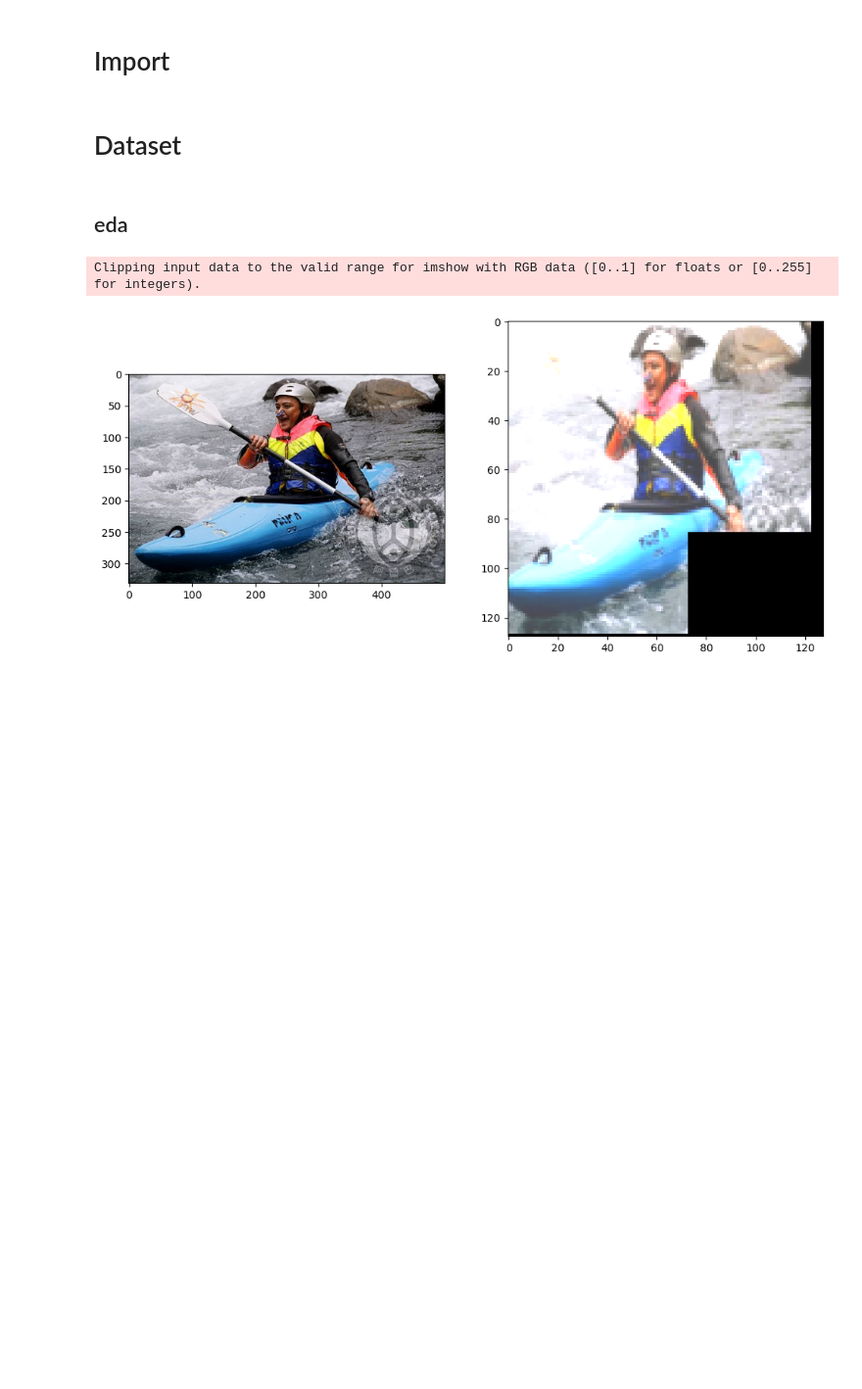
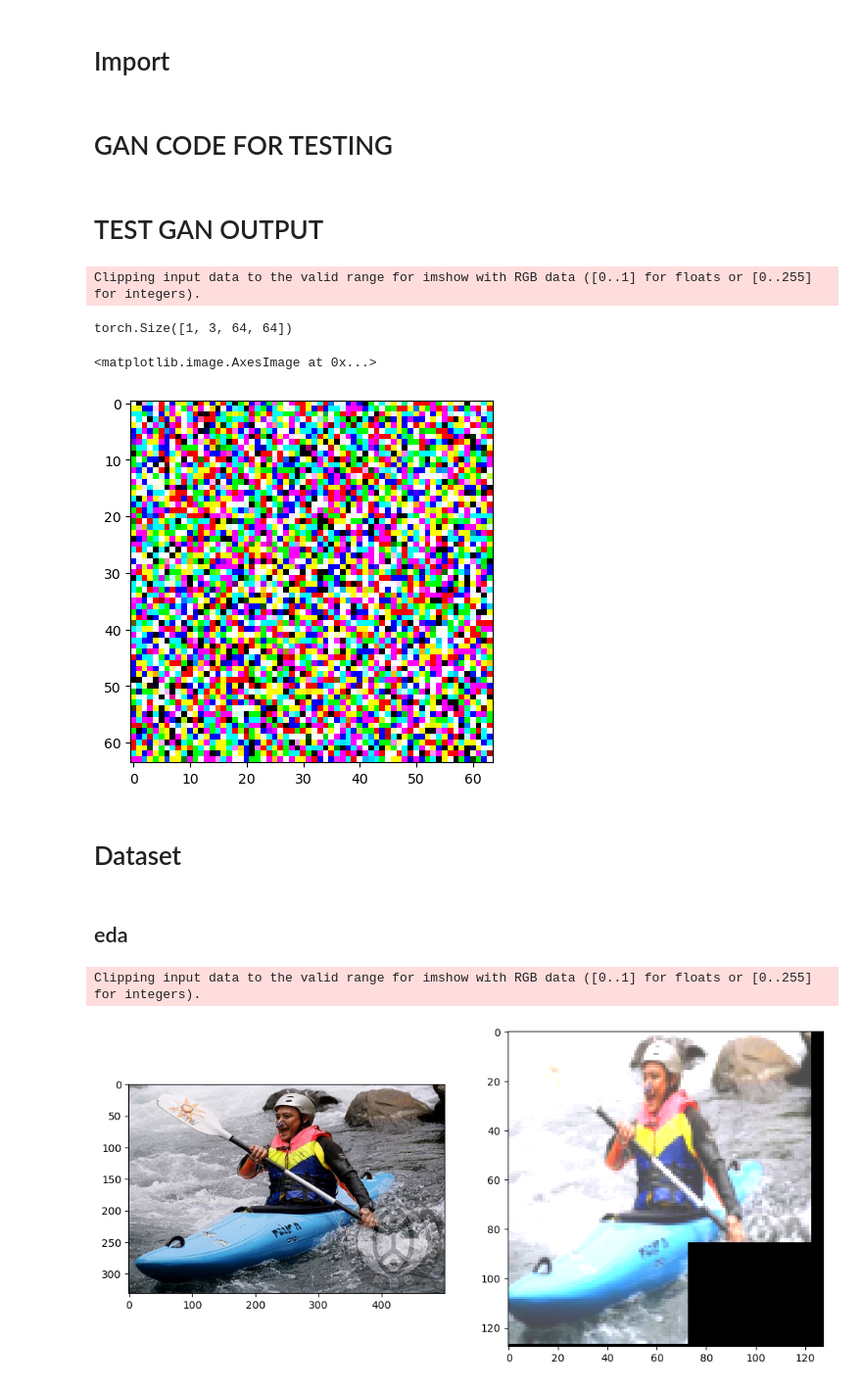
Before and after one commit to minsuk00/BrainDecoder, a Jupyter notebook: notebook/pixel_level_semantics.ipynb, the cells around one changed output. Shown at 98% size. Drawn from its saved outputs; the diff is of its cells as text; code cells hidden in the pictures; blank space fills up the shorter version.

```diff
--- a/notebook/pixel_level_semantics.ipynb
+++ b/notebook/pixel_level_semantics.ipynb
@@ -31,3 +31,5 @@ import lookup_dict as LD
 
 
 # /n03452741/n03452741_17620. jpeg' different image?
+# %% [markdown]
+# GAN CODE FOR TESTING
@@ -34,3 +327,27 @@ import lookup_dict as LD
+# %% [markdown]
+# TEST GAN OUTPUT
+# %%
+# gan = saliency_map_GAN.load_from_checkpoint(
+#     "/home/choi/BrainDecoder/lightning_logs/SaliencyMapGAN/2024-02-06 21:28:35/version/checkpoints/epoch=179_g_loss=0.6183_d_loss=0.7417.ckpt"
+# )
+gan = saliency_map_GAN()
+feat = PixelLevelFeatureExtractorNN()
+# %%
+noise = torch.randn(1, 100)
+noise = noise.to("cuda:2")
+feature = torch.randn(1, 128)
+feature = feature.to("cuda:2")
+# %%
+gan.generator.eval()
+out = gan(noise, feature)
+print(out.shape)
+
+plt.imshow(out.detach().cpu().squeeze().permute(1, 2, 0).numpy())
+# %% [output]
+Clipping input data to the valid range for imshow with RGB data ([0..1] for floats or [0..255] for integers).
+torch.Size([1, 3, 64, 64])
+<matplotlib.image.AxesImage at 0x...>
+[figure, added]
 # %% [markdown]
 # Dataset
 # %%
```
Also changed, not shown: parts of 1 cell of this notebook, 3 other files.
